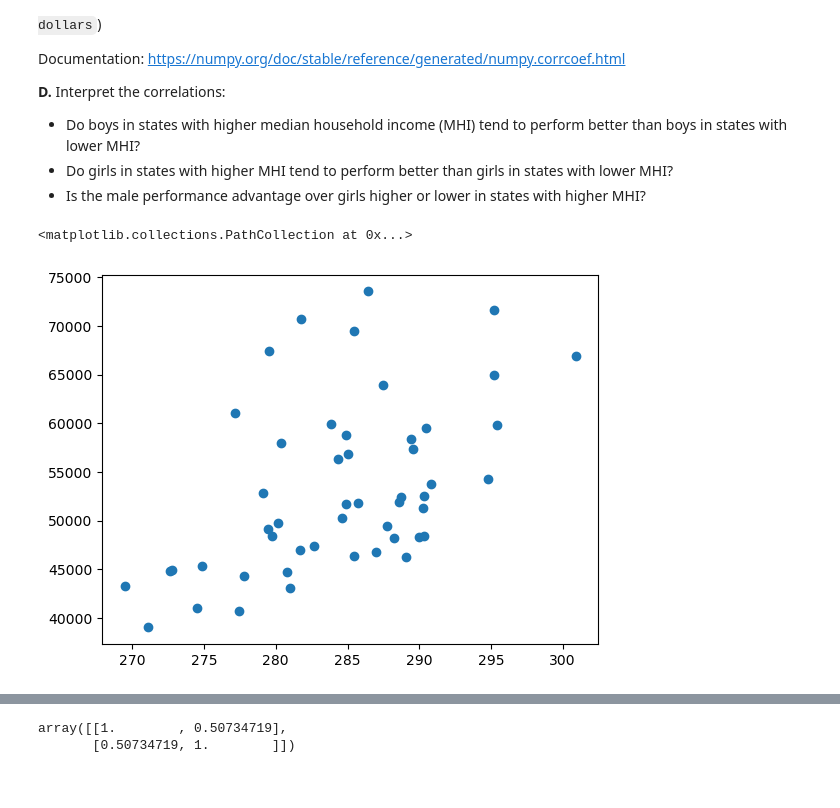
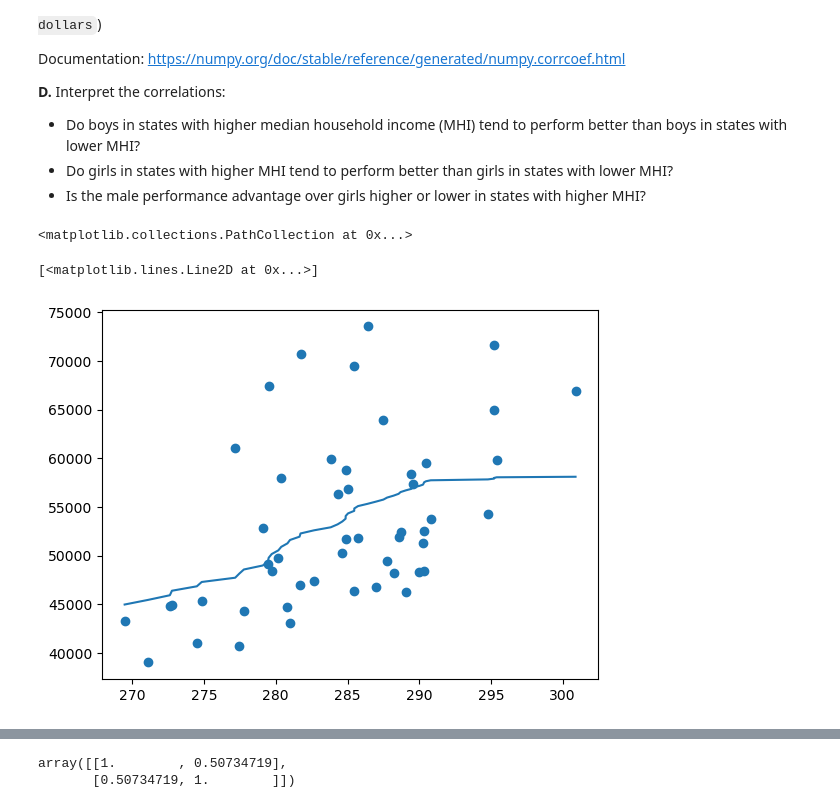
Before and after one commit to skeyas/sks166_PPOL564, a Jupyter notebook: problem_sets/sks166_pset6.ipynb, the cells around one changed output, grey strips where cells are left out. Saved outputs shown, nothing was run; the diff lists cells and outputs as text; code cells hidden in the pictures.

```diff
--- a/problem_sets/sks166_pset6.ipynb
+++ b/problem_sets/sks166_pset6.ipynb
@@ -654,16 +654,19 @@ Documentation: https://numpy.org/doc/stable/reference/generated/numpy.corrcoef.h
 acs_df["male_better_2013"] = np.where(acs_df.math_male_2013 > acs_df.math_female_2013, True, False)
 # %%
 # your code here
-from scipy.interpolate import make_interp_spline
-
+from scipy.signal import savgol_filter
 acs_df = acs_df.sort_values("math_male_2013")
 
 plt.scatter(acs_df.math_male_2013,
             acs_df["acspredict_median_household_income_in_the_past_12_months__in_2018_inflation-adjusted_dollars_estimatemedian household income in the past 12 months in 2018 inflationadjusted dollars"])
 
+yhat = savgol_filter(acs_df["acspredict_median_household_income_in_the_past_12_months__in_2018_inflation-adjusted_dollars_estimatemedian household income in the past 12 months in 2018 inflationadjusted dollars"], 50, 2)
+plt.plot(acs_df.math_male_2013, yhat)
+
 plt.show()
 # %% [output]
 <matplotlib.collections.PathCollection at 0x...>
+[<matplotlib.lines.Line2D at 0x...>]
-[figure, old version]
+[figure, new version]
 # %%
 plt.scatter(acs_df.math_female_2013, acs_df["acspredict_median_household_income_in_the_past_12_months__in_2018_inflation-adjusted_dollars_estimatemedian household income in the past 12 months in 2018 inflationadjusted dollars"])
```
Also changed, not shown: parts of 1 cell of this notebook.
